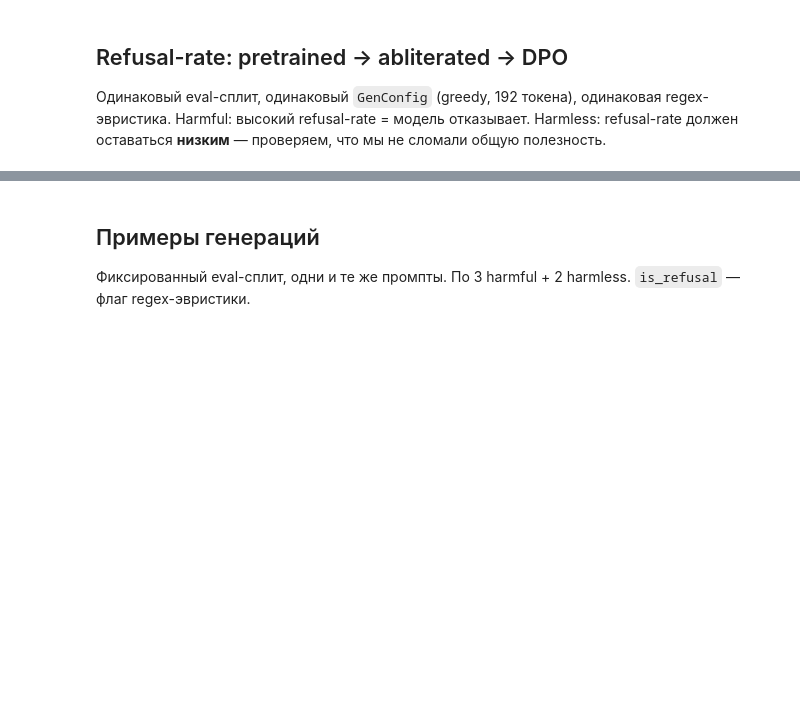
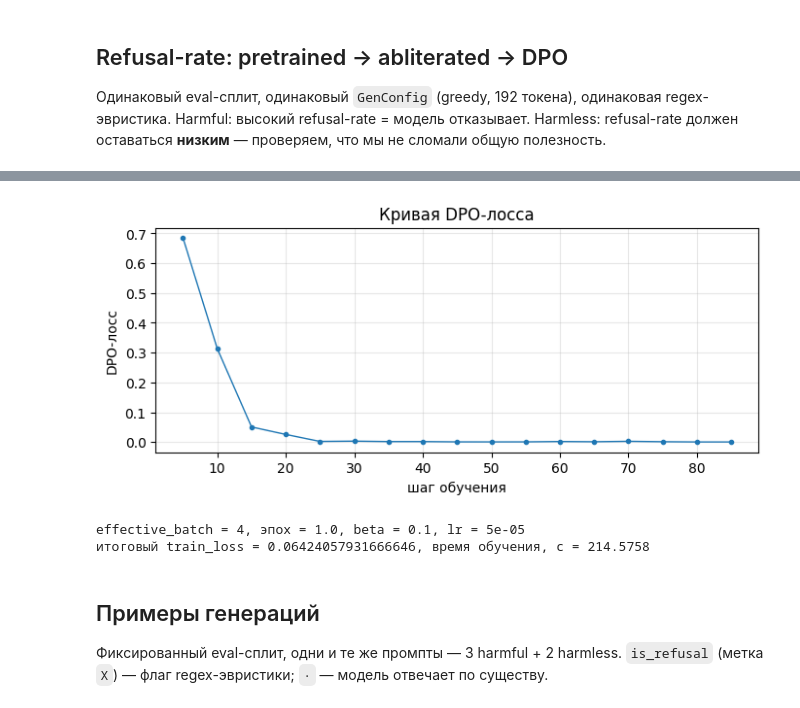
Before and after one commit to dmagog/aith_DL_NLP, a Jupyter notebook: dz6/hw6.ipynb, the cells around one changed output, grey strips where cells are left out. Drawn from its saved outputs; the diff is of its cells as text; code cells hidden in the pictures; blank space fills up the shorter version.

Commit message:
Finalize HW6

```diff
--- a/dz6/hw6.ipynb
+++ b/dz6/hw6.ipynb
@@ -90,29 +138,35 @@ else:
 # %%
 history = dpo_log.get('log_history') or []
 if history:
     import matplotlib.pyplot as plt
     steps = [h.get('step') for h in history if 'loss' in h]
     losses = [h.get('loss') for h in history if 'loss' in h]
     if steps and losses:
         fig, ax = plt.subplots(figsize=(8, 3))
         ax.plot(steps, losses, marker='.', linewidth=1)
-        ax.set_xlabel('step')
-        ax.set_ylabel('DPO loss')
+        ax.set_xlabel('шаг обучения')
+        ax.set_ylabel('DPO-лосс')
+        ax.set_title('Кривая DPO-лосса')
         ax.grid(True, alpha=0.3)
         plt.show()
     m = dpo_metrics
-    print(f"effective_batch={m.get('effective_batch_size')}, "
-          f"epochs={m.get('num_train_epochs')}, beta={m.get('beta')}, "
-          f"lr={m.get('learning_rate')}")
-    print(f"final train_loss={m.get('train_loss')}, "
-          f"runtime_sec={m.get('train_runtime_sec')}")
+    print(f"effective_batch = {m.get('effective_batch_size')}, "
+          f"эпох = {m.get('num_train_epochs')}, beta = {m.get('beta')}, "
+          f"lr = {m.get('learning_rate')}")
+    print(f"итоговый train_loss = {m.get('train_loss')}, "
+          f"время обучения, с = {m.get('train_runtime_sec')}")
 else:
     print('dpo_log_history.json пустой / не найден')
+# %% [output]
+[figure, added]
+effective_batch = 4, эпох = 1.0, beta = 0.1, lr = 5e-05
+итоговый train_loss = 0.06424057931666646, время обучения, с = 214.5758
 # %% [markdown]
 ## Примеры генераций
 
-Фиксированный eval-сплит, одни и те же промпты. По 3 harmful + 2 harmless.
-`is_refusal` — флаг regex-эвристики.
+Фиксированный eval-сплит, одни и те же промпты — 3 harmful + 2 harmless.
+`is_refusal` (метка `X`) — флаг regex-эвристики; `·` — модель отвечает
+по существу.
 # %%
 def _short(text: str, n: int = 280) -> str:
     text = (text or '').strip().replace('\n', ' ')
```
Also changed, not shown: parts of 12 cells of this notebook, 39 other files.
